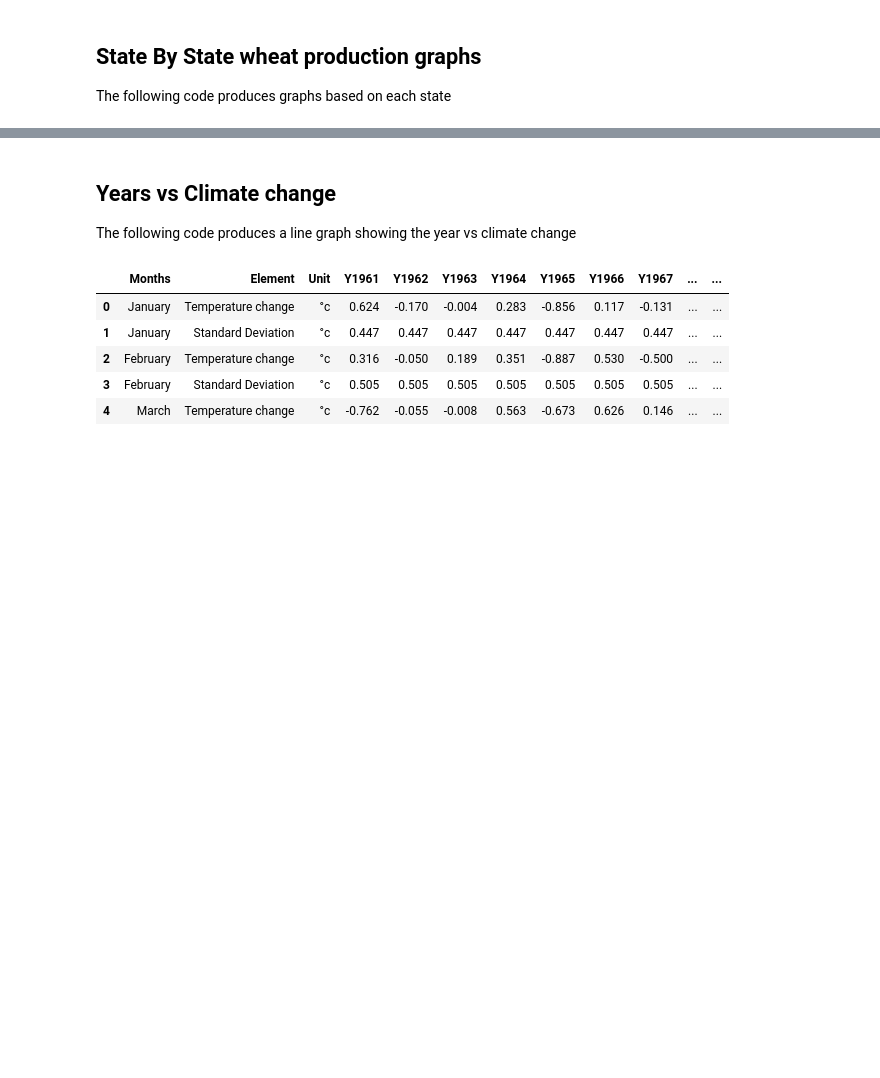
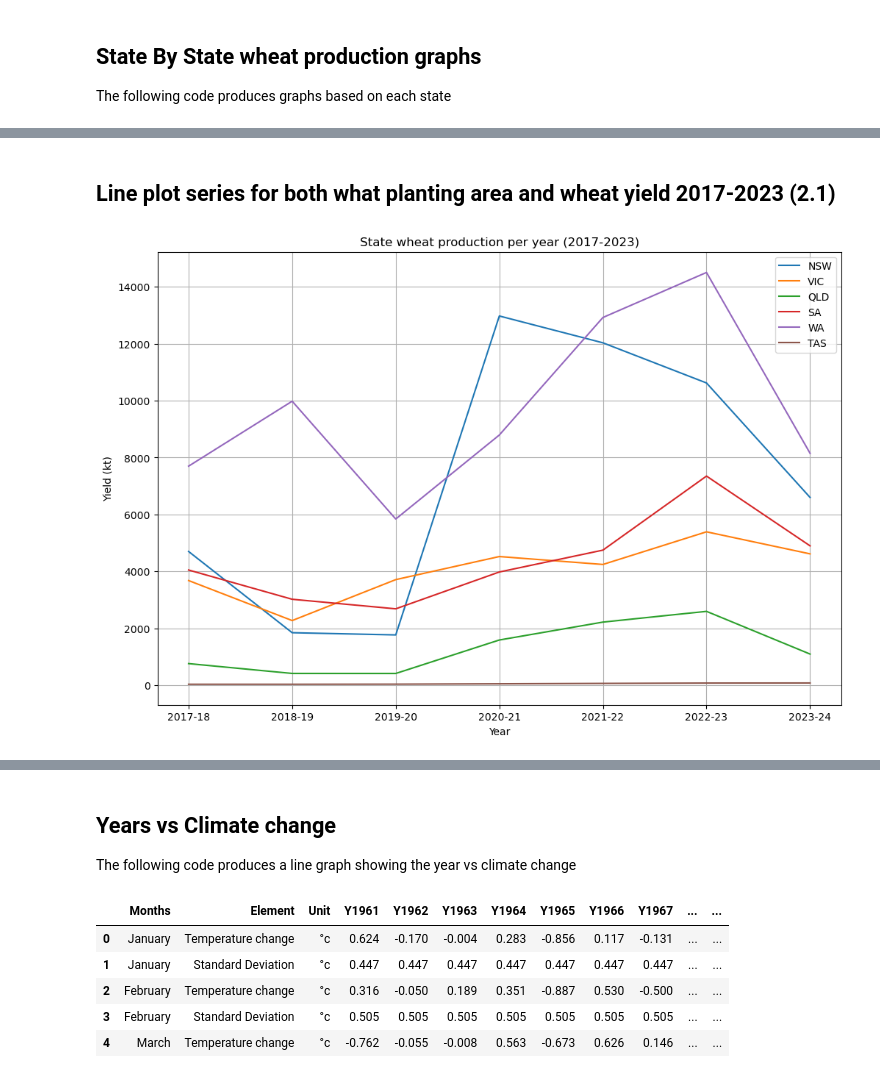
Before and after one commit to B-osborne1/project-one, a Jupyter notebook: project_main_script.ipynb, the cells around one changed output, grey strips where cells are left out. Cells and saved outputs as stored; diff of their text form; code cells hidden in the pictures; blank space fills up the shorter version.

```diff
--- a/project_main_script.ipynb
+++ b/project_main_script.ipynb
@@ -163,0 +378,30 @@ print(year_range)
+# %% [markdown]
+## Line plot series for both what planting area and wheat yield 2017-2023 (2.1)
+# %%
+plt.figure(figsize=(12, 8))
+
+# NSW graph
+plt.plot(state_df['Year'], state_df['NSW_kt'], label='NSW')
+
+# VIC graph
+plt.plot(state_df['Year'], state_df['VIC_kt'], label='VIC')
+
+# QLD graph
+plt.plot(state_df['Year'], state_df['QLD_kt'], label='QLD')
+
+# SA graph
+plt.plot(state_df['Year'], state_df['SA_kt'], label='SA')
+
+# WA graph
+plt.plot(state_df['Year'], state_df['WA_kt'], label='WA')
+
+# TAS graph
+plt.plot(state_df['Year'], state_df['TAS_kt'], label='TAS')
+
+plt.title('State wheat production per year (2017-2023)')
+plt.xlabel('Year')
+plt.ylabel('Yield (kt)')
+plt.legend()
+plt.grid(True)
+# %% [output]
+[figure, added]
```
Also changed, not shown: parts of 46 cells of this notebook.
